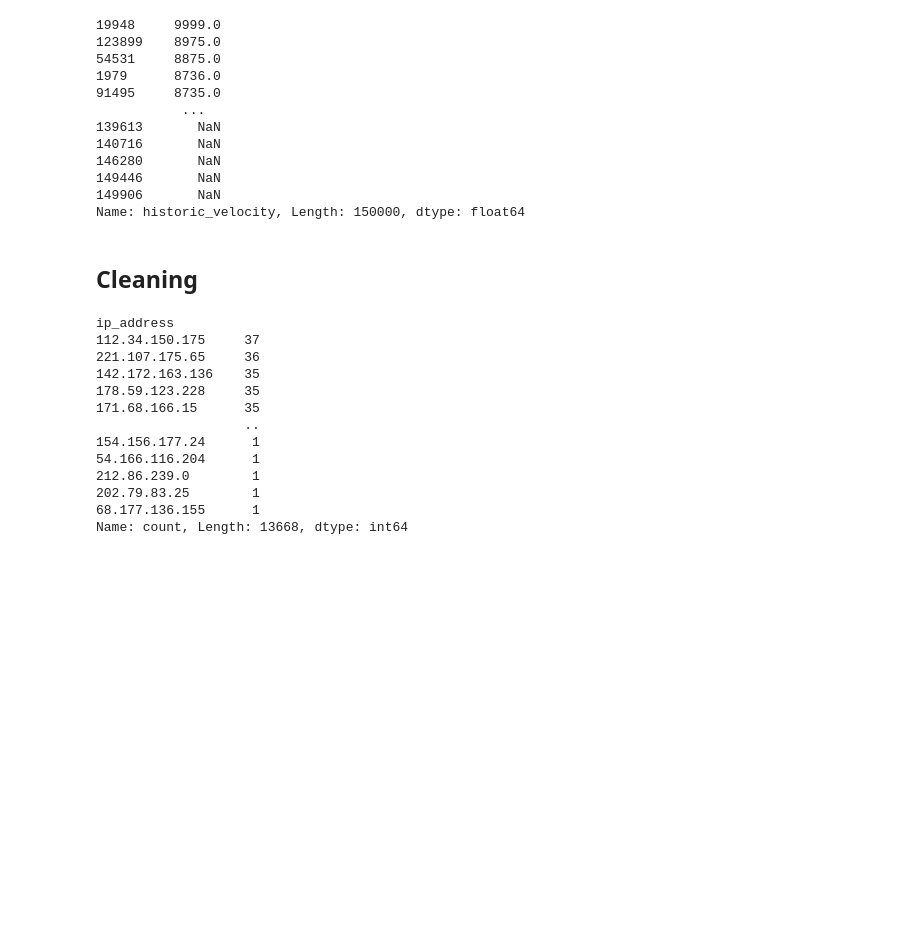
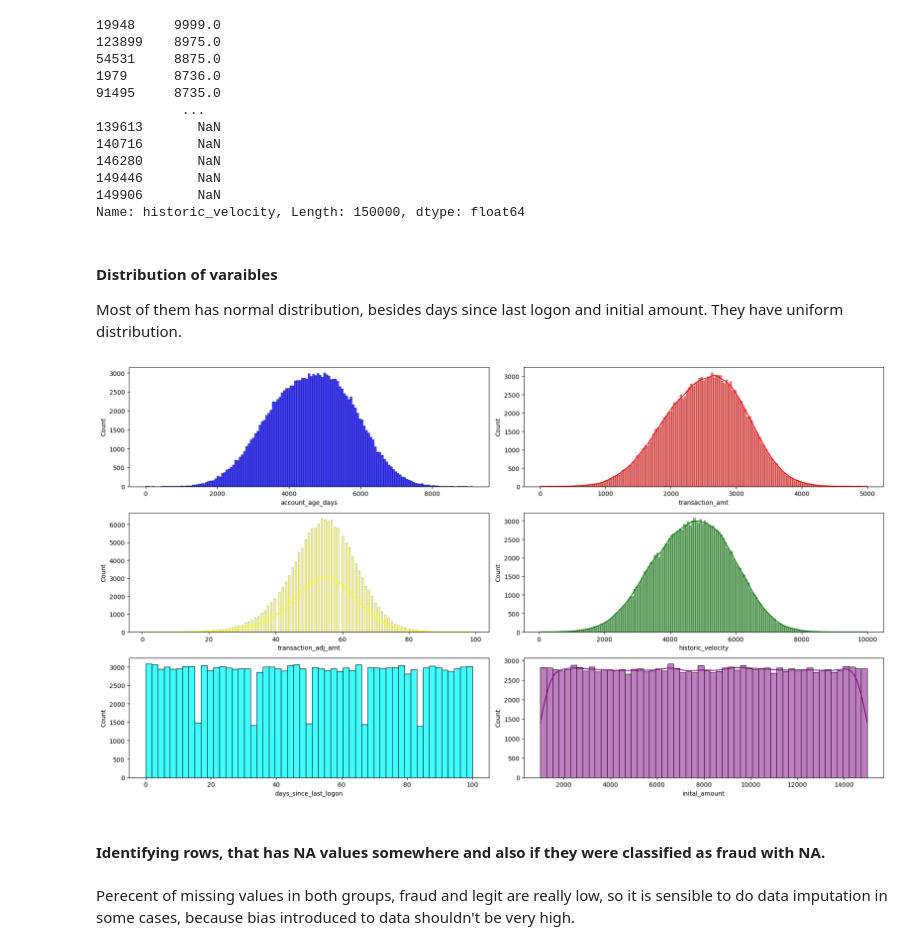
Before and after one commit to JakubKozlowski1/data_mining, a Jupyter notebook: eda.ipynb, the cells around one changed output. Drawn from its saved outputs; the diff is of its cells as text; code cells hidden in the pictures; blank space fills up the shorter version.

Commit message:
start of NA deletion; intro to data imputation

```diff
--- a/eda.ipynb
+++ b/eda.ipynb
@@ -173,21 +169,26 @@ df['historic_velocity'].sort_values(ascending=False)
 149446       NaN
 149906       NaN
 Name: historic_velocity, Length: 150000, dtype: float64
-# %% [markdown]
-## Cleaning
-# %%
-df['ip_address'].value_counts()
-# %% [output]
-ip_address
-112.34.150.175     37
-221.107.175.65     36
-142.172.163.136    35
-178.59.123.228     35
-171.68.166.15      35
-                   ..
-154.156.177.24      1
-54.166.116.204      1
-212.86.239.0        1
-202.79.83.25        1
-68.177.136.155      1
-Name: count, Length: 13668, dtype: int64
+# %% [markdown]
+#### Distribution of varaibles
+Most of them has normal distribution, besides days since last logon and initial amount. They have uniform distribution.
+# %%
+fig, axs = plt.subplots(3, 2, figsize=(18, 10))
+
+sns.histplot(df['account_age_days'], ax=axs[0,0], color='blue')
+sns.histplot(df['transaction_amt'], kde=True,ax=axs[0,1], color='red')
+sns.histplot(df['transaction_adj_amt'], kde=True,ax=axs[1,0], color='yellow')
+sns.histplot(df['historic_velocity'], kde=True,ax=axs[1,1], color='green')
+sns.histplot(df['days_since_last_logon'],ax=axs[2,0], color='cyan')
+sns.histplot(df['inital_amount'], kde=True,ax=axs[2,1], color='purple')
+
+
+
+plt.tight_layout()
+plt.show()
+# %% [output]
+[figure, added]
+# %% [markdown]
+#### Identifying rows, that has NA values somewhere and also if they were classified as fraud with NA.
+# %% [markdown]
+Perecent of missing values in both groups, fraud and legit are really low, so it is sensible to do data imputation in some cases, because bias introduced to data shouldn't be very high.
```
Also changed, not shown: parts of 14 cells of this notebook.
